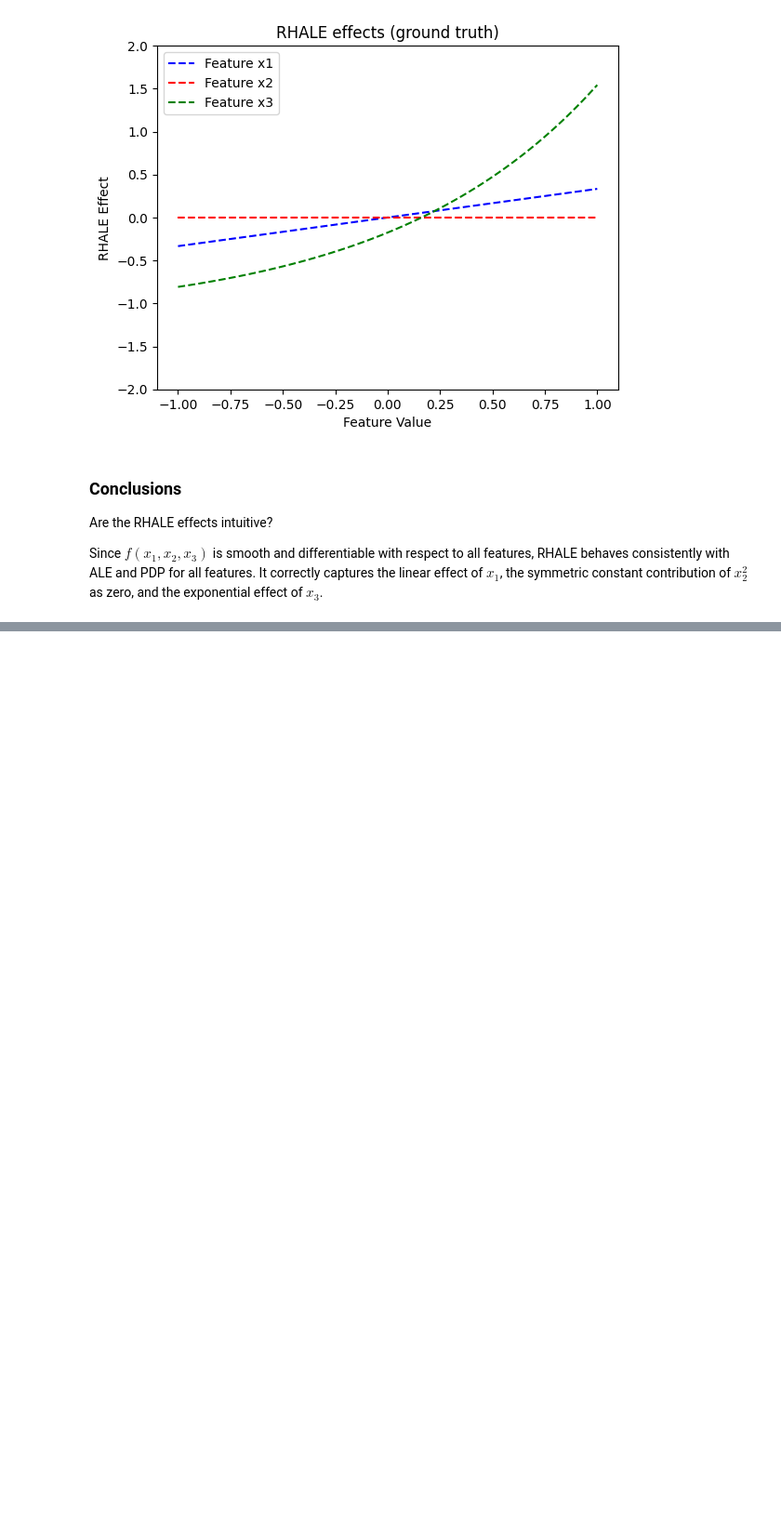
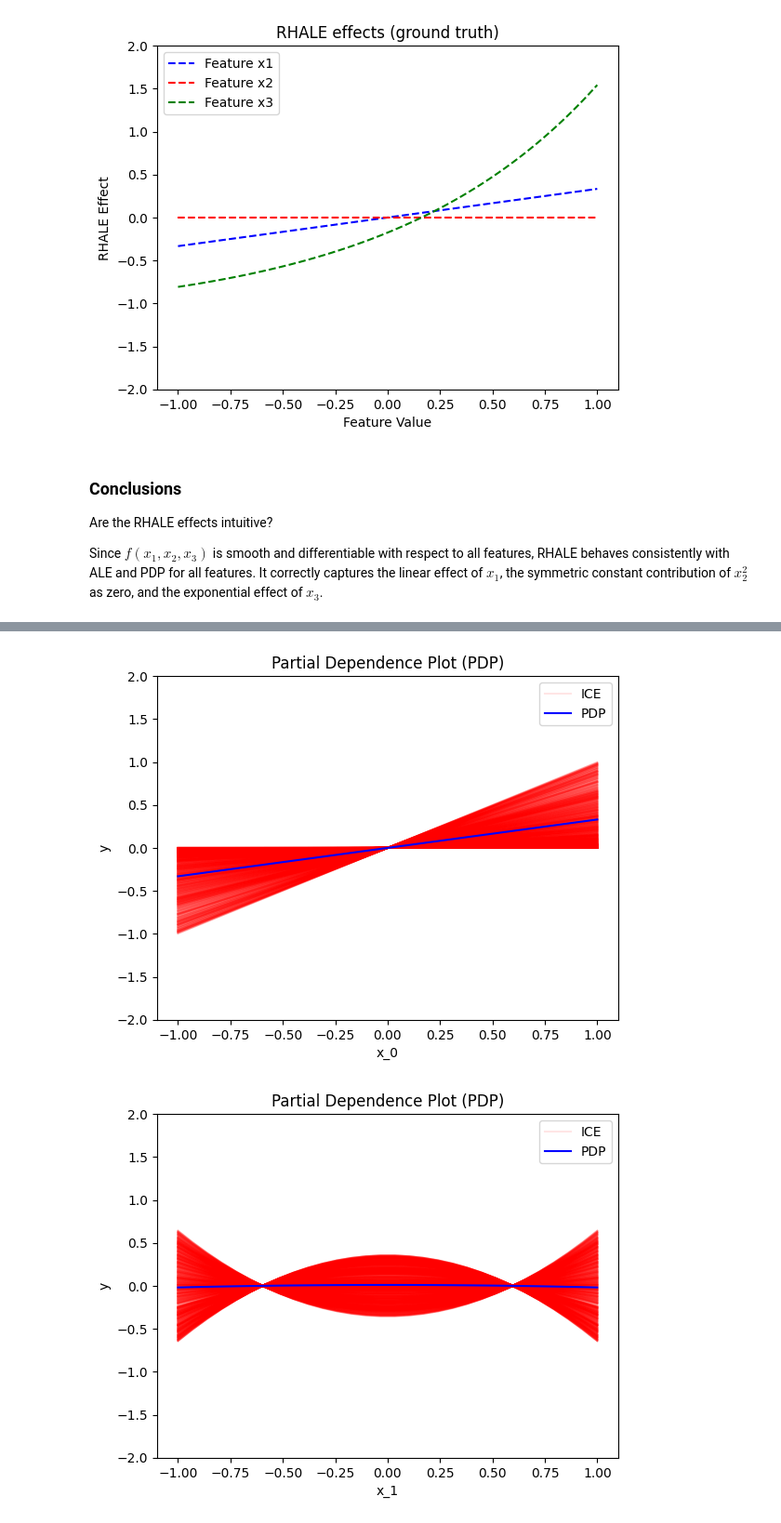
Before and after one commit to givasile/effector, a Jupyter notebook: notebooks/synthetic-examples/06_general_interaction_independent_uniform_global.ipynb, the cells around one changed output, grey strips where cells are left out. Shown at 93% size. Saved outputs shown, nothing was run; the diff lists cells and outputs as text; code cells hidden in the pictures; blank space fills up the shorter version.

Commit message:
notebooks: rewire 06/07 to benchmarks; 06 gets heterogeneity section, fixed RHALE summary; 07 ALE mask on the right feature, drop stray cell

```diff
--- a/notebooks/synthetic-examples/06_general_interaction_independent_uniform_global.ipynb
+++ b/notebooks/synthetic-examples/06_general_interaction_independent_uniform_global.ipynb
@@ -32,9 +32,10 @@ import effector
 
 np.random.seed(21)
 
-model = effector.models.GeneralInteraction()
-dataset = effector.datasets.IndependentUniform(dim=3, low=-1, high=1)
-x = dataset.generate_data(1_000)
+bench = effector.benchmarks.GeneralInteractionUniform()
+model = bench.model
+dataset = bench.dataset
+x = bench.generate_data(1_000)
 # %% [markdown]
 ## PDP
 # %% [markdown]
@@ -253,19 +237,10 @@ ALE(x_3) &\propto \sum_{k=1}^{k_{x_3}} \frac{1}{| \mathcal{S}_k |} \sum_{i: x^{(
 # %% [markdown]
 ### Tests
 # %%
-def ale_ground_truth(feature, xs):
-    if feature == 0:
-        ff = lambda x: (1 / 3) * x
-        z = compute_centering_constant(ff, -1, 1, 1000)
-        return ff(xs) - z
-    elif feature == 1:
-        ff = lambda x: np.zeros_like(x)
-        z = compute_centering_constant(ff, -1, 1, 1000)
-        return ff(xs) - z
-    elif feature == 2:
-        ff = lambda x: np.exp(x)
-        z = compute_centering_constant(ff, -1, 1, 1000)
-        return ff(xs) - z
+# The closed form below lives in `effector.benchmarks` — the SAME function the
+# test suite asserts against (tests/test_functional_general_interaction.py),
+# so this notebook and the tests can never disagree about the right answer.
+ale_ground_truth = bench.ale_gt
 # %%
 xx = np.linspace(-1, 1, 100)
 y_ale = []
@@ -379,19 +360,10 @@ RHALE(x_3) &\propto \sum_{k=1}^{k_{x_3}} \frac{1}{| \mathcal{S}_k |} (z_k - z_{k
 # %% [markdown]
 ### Tests
 # %%
-def rhale_ground_truth(feature, xs):
-    if feature == 0:
-        ff = lambda x: (1 / 3) * x
-        z = compute_centering_constant(ff, -1, 1, 1000)
-        return ff(xs) - z
-    elif feature == 1:
-        ff = lambda x: np.zeros_like(x)
-        z = compute_centering_constant(ff, -1, 1, 1000)
-        return ff(xs) - z
-    elif feature == 2:
-        ff = lambda x: np.exp(x)
-        z = compute_centering_constant(ff, -1, 1, 1000)
-        return ff(xs) - z
+# The closed form below lives in `effector.benchmarks` — the SAME function the
+# test suite asserts against (tests/test_functional_general_interaction.py),
+# so this notebook and the tests can never disagree about the right answer.
+rhale_ground_truth = bench.rhale_gt
 # %%
 xx = np.linspace(-1, 1, 100)
 y_rhale = []
@@ -431,0 +423,7 @@ Since $f(x_1, x_2, x_3)$ is smooth and differentiable with respect to all featur
+# %%
+pdp = effector.PDP(x, model.predict, dataset.axis_limits, nof_instances="all")
+for feature in [0, 1, 2]:
+    pdp.plot(feature=feature, centering=True, heterogeneity="ice", y_limits=[-2, 2])
+# %% [output]
+[figure, added]
+[figure, added]
```
Also changed, not shown: parts of 9 cells of this notebook, 1 other file.
